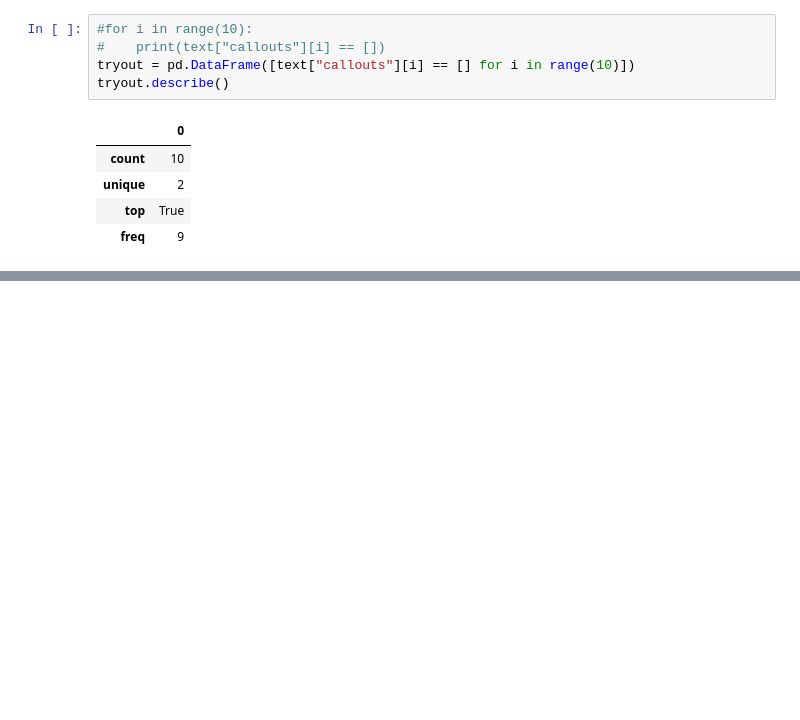
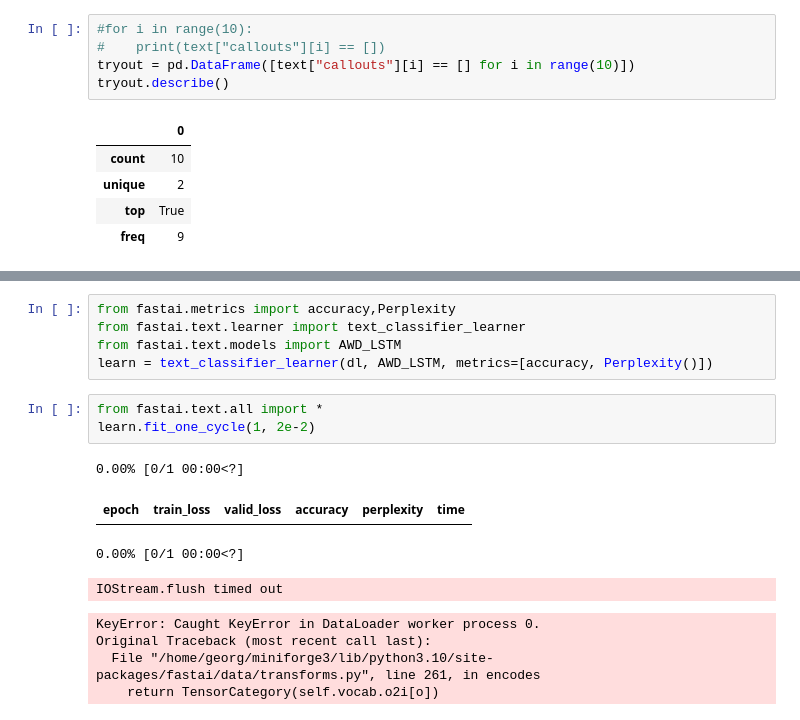
Before and after one commit to georghoeller/fastbook, a Jupyter notebook: my-stuff/ch10-nlp-parlament/speaker_recog.ipynb, the cells around one changed output, grey strips where cells are left out. Cells and saved outputs as stored; diff of their text form; blank space fills up the shorter version.

```diff
--- a/my-stuff/ch10-nlp-parlament/speaker_recog.ipynb
+++ b/my-stuff/ch10-nlp-parlament/speaker_recog.ipynb
@@ -121,0 +179,17 @@ tok_ds = tokz(str(text["input"][:400]))
+# %%
+from fastai.metrics import accuracy,Perplexity
+from fastai.text.learner import text_classifier_learner
+from fastai.text.models import AWD_LSTM
+learn = text_classifier_learner(dl, AWD_LSTM, metrics=[accuracy, Perplexity()])
+# %%
+from fastai.text.all import *
+learn.fit_one_cycle(1, 2e-2)
+# %% [output]
+0.00% [0/1 00:00<?]
+| epoch | train_loss | valid_loss | accuracy | perplexity | time |
+0.00% [0/1 00:00<?]
+IOStream.flush timed out
+KeyError: Caught KeyError in DataLoader worker process 0.
+Original Traceback (most recent call last):
+  File "/home/georg/miniforge3/lib/python3.10/site-packages/fastai/data/transforms.py", line 261, in encodes
+    return TensorCategory(self.vocab.o2i[o])
```
Also changed, not shown: parts of 12 cells of this notebook.
